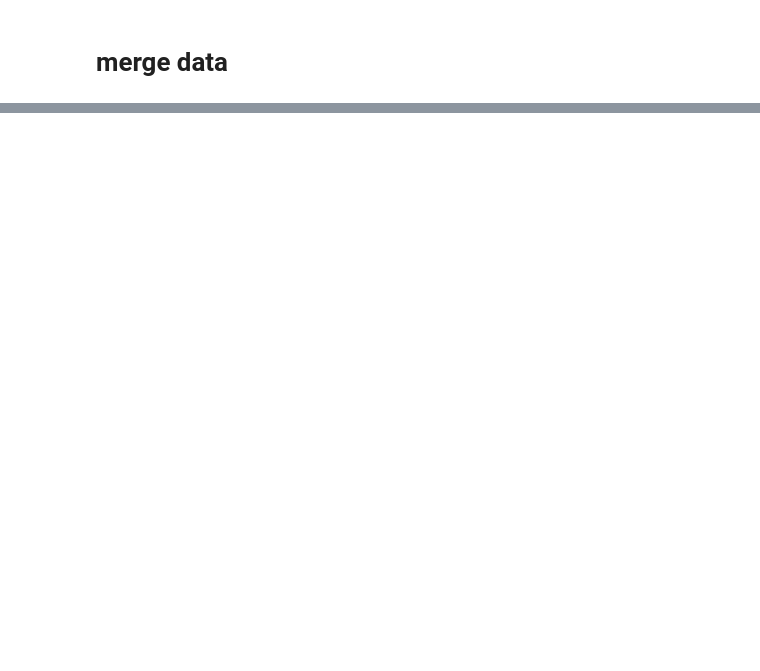
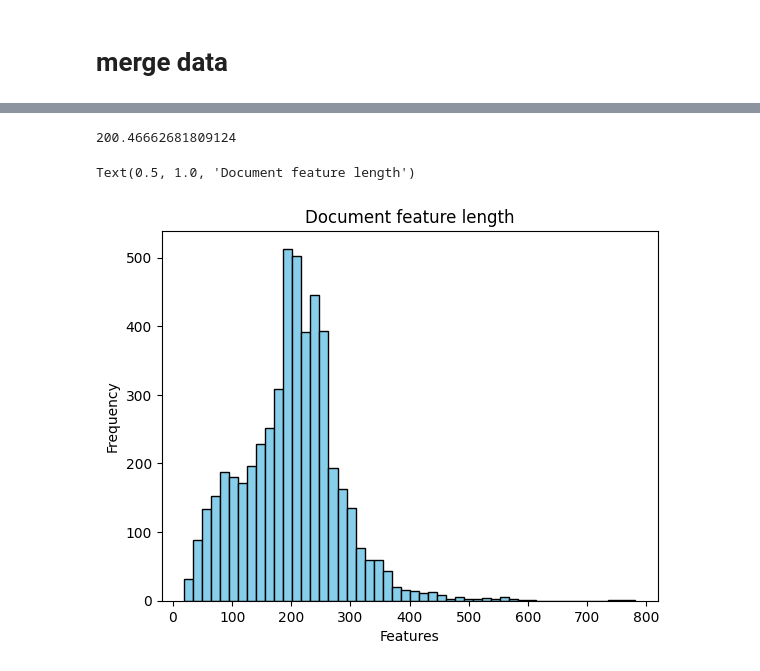
Before and after one commit to vberdejoespinola/translate-text-classifier-spanish, a Jupyter notebook: scripts/1.pre_process_main_text.ipynb, the cells around one changed output, grey strips where cells are left out. Cells and saved outputs as stored; diff of their text form; code cells hidden in the pictures; blank space fills up the shorter version.

```diff
--- a/scripts/1.pre_process_main_text.ipynb
+++ b/scripts/1.pre_process_main_text.ipynb
@@ -137,0 +199,17 @@ df_combined.to_csv('../data/pos_neg.csv', encoding='utf-8')
+# %%
+statistics.mean(lens)
+# %% [output]
+200.46662681809124
+# %%
+# length of documents
+import matplotlib.pyplot as plt
+
+lens = [len(document.split(" ")) for document in df_repo['abstract_spa']]
+
+plt.hist(lens, bins=50, color='skyblue', edgecolor='black')
+plt.xlabel('Features')
+plt.ylabel('Frequency')
+plt.title('Document feature length')
+# %% [output]
+Text(0.5, 1.0, 'Document feature length')
+[figure, added]
```
Also changed, not shown: parts of 10 cells of this notebook, 8 other files.
